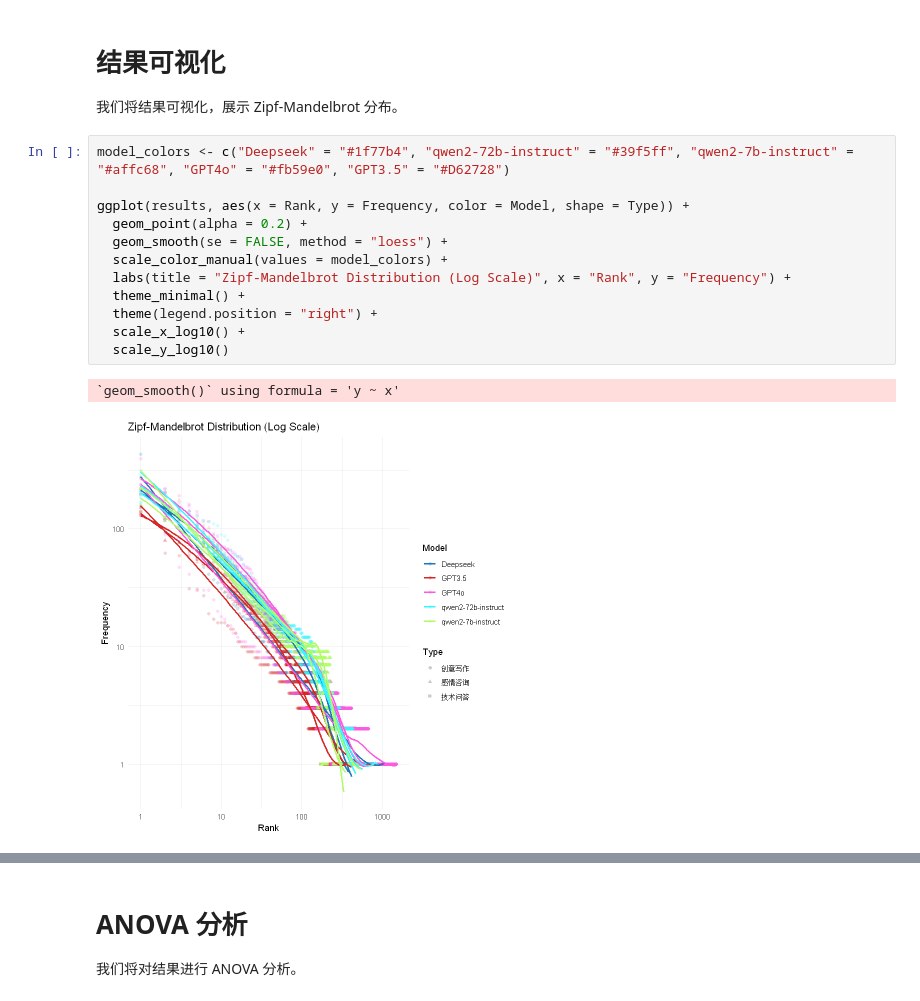
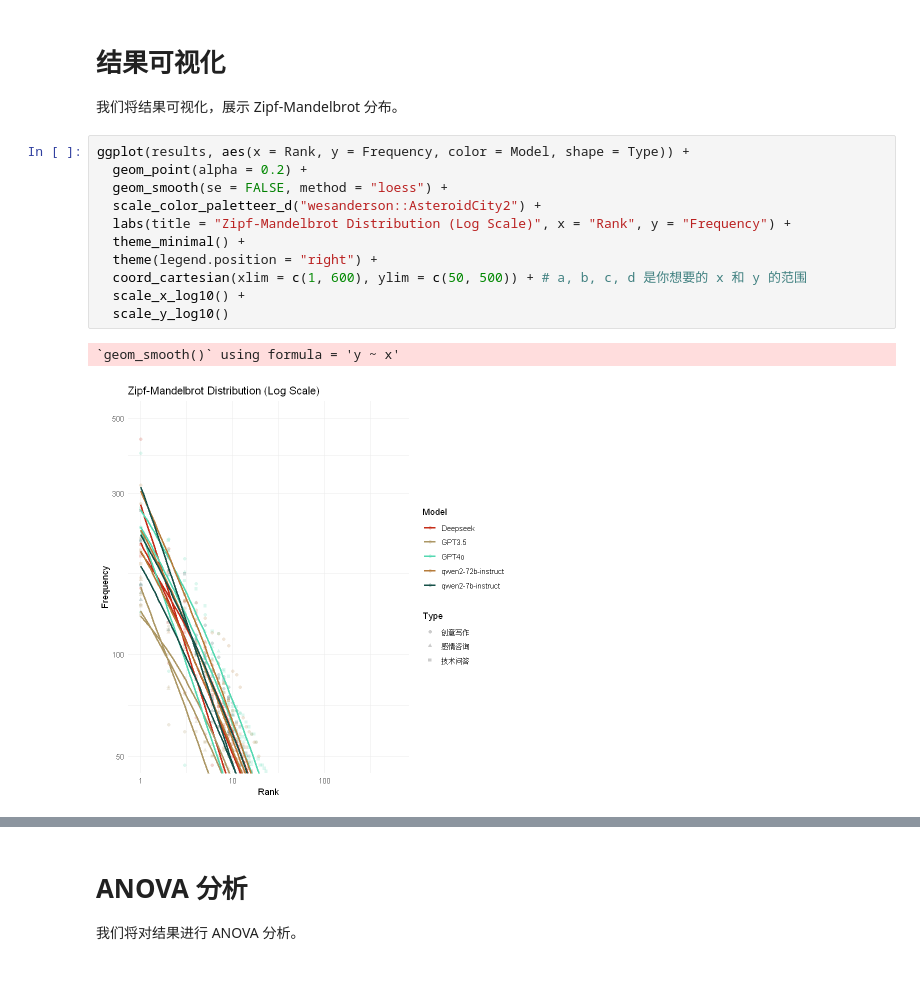
Before and after one commit to exusiaiwei/journey-learning-log, a Jupyter notebook: Doing/python/LLM_QL/Zipf-Mandelbrot.ipynb, the cells around one changed output, grey strips where cells are left out. Cells and saved outputs as stored; diff of their text form.

```diff
--- a/Doing/python/LLM_QL/Zipf-Mandelbrot.ipynb
+++ b/Doing/python/LLM_QL/Zipf-Mandelbrot.ipynb
@@ -268,17 +268,16 @@ ggplot(parameters, aes(x = Model, y = B, color = Type, group = Type)) +
 
 我们将结果可视化，展示 Zipf-Mandelbrot 分布。
 # %%
-model_colors <- c("Deepseek" = "#1f77b4", "qwen2-72b-instruct" = "#39f5ff", "qwen2-7b-instruct" = "#affc68", "GPT4o" = "#fb59e0", "GPT3.5" = "#D62728")
-
 ggplot(results, aes(x = Rank, y = Frequency, color = Model, shape = Type)) +
   geom_point(alpha = 0.2) +
   geom_smooth(se = FALSE, method = "loess") +
-  scale_color_manual(values = model_colors) +
+  scale_color_paletteer_d("wesanderson::AsteroidCity2") +
   labs(title = "Zipf-Mandelbrot Distribution (Log Scale)", x = "Rank", y = "Frequency") +
   theme_minimal() +
   theme(legend.position = "right") +
+  coord_cartesian(xlim = c(1, 600), ylim = c(50, 500)) + # a, b, c, d 是你想要的 x 和 y 的范围
   scale_x_log10() +
   scale_y_log10()
 # %% [output]
 `geom_smooth()` using formula = 'y ~ x'
-[figure, old version]
+[figure, new version]
```
Also changed, not shown: parts of 9 cells of this notebook.
